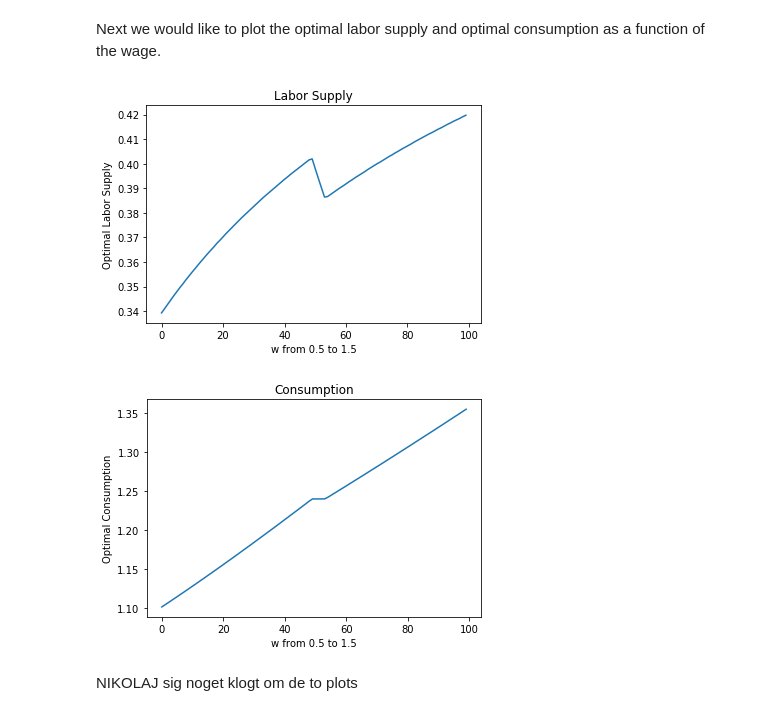
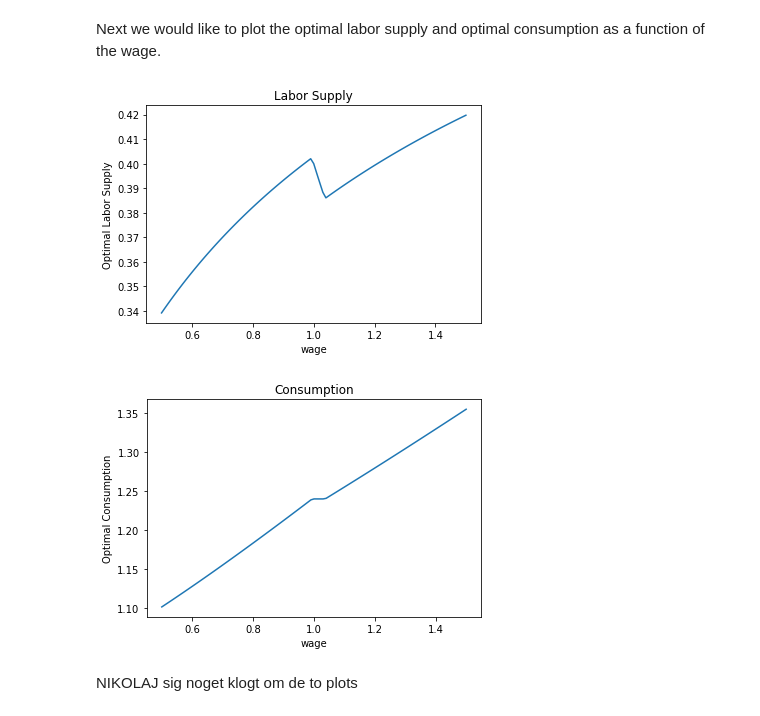
Before and after one commit to NumEconCopenhagen/projects-2020-kirkskov, a Jupyter notebook: inauguralproject/inauguralproject.ipynb, the cells around one changed output. Cells and saved outputs as stored; diff of their text form; code cells hidden in the pictures.

```diff
--- a/inauguralproject/inauguralproject.ipynb
+++ b/inauguralproject/inauguralproject.ipynb
@@ -44,8 +35,7 @@ tau1=0.1
 kappa=0.4
 
 #Creating function that calculates the utility (multiplied by -1)
-def function(guess,w,m,nu,epsilon,tau0,tau1, kappa):
-    l=guess
+def function(l,w,m,nu,epsilon,tau0,tau1, kappa):
 
     c = m+w*l-tau0*w*l-tau1*np.fmax(w*l-kappa,0)  #c was just equal to x
 
@@ -54,8 +44,8 @@ def function(guess,w,m,nu,epsilon,tau0,tau1, kappa):
 
 
 #Creating function that calculates optimal labor supply and consumption
-def opt_values(guess,w=w,m=m,nu=nu,epsilon=epsilon,tau0=tau0,tau1=tau1, kappa=kappa):
-    solution = optimize.minimize(function,guess,args = (w,m,nu,epsilon,tau0,tau1,kappa),bounds=(0,1),method='Nelder-Mead')
+def opt_values(w=w,m=m,nu=nu,epsilon=epsilon,tau0=tau0,tau1=tau1, kappa=kappa):
+    solution = optimize.minimize_scalar(function,args = (w,m,nu,epsilon,tau0,tau1,kappa),bounds=(0,1),method='Bounded')
     l_opt=solution.x
     c_opt = m+w*l_opt-tau0*w*l_opt-tau1*np.fmax(w*l_opt-kappa,0) #the optimal c was just a function of l_opt
 
@@ -65,30 +55,32 @@ def opt_values(guess,w=w,m=m,nu=nu,epsilon=epsilon,tau0=tau0,tau1=tau1, kappa=ka
 # %% [markdown]
 Next we would like to plot the optimal labor supply and optimal consumption as a function of the wage.
 # %%
-x=np.linspace(0.5,1.5,100) #creating vector with values from 0.5 to 1.5
-x_vec=np.zeros((100,2)) #creating empty matrix
+x=np.linspace(0.5,1.5,101) #creating vector with values from 0.5 to 1.5
+l_vec= []  #creating empty vector
+c_vec= []  #creating empty vector
 
 #looping through different values of the wage to get the optimal l and c
-for i in range(0,100):
-    x_vec[i] = opt_values(guess = 0.5,w = x[i]) #filling in the numbers in the matrix
+for i in x:
+    l_vec.append(opt_values(w=i)[0])  #filling in the numbers in the matrix
+    c_vec.append(opt_values(w=i)[1])
 
 
 #Plotting wage against labor supply
-plt.plot(x_vec[:,0])
-plt.xlabel("w from 0.5 to 1.5")
+plt.plot(x,l_vec)
+plt.xlabel("wage")
 plt.ylabel("Optimal Labor Supply")
 plt.title("Labor Supply")
 plt.show()
 
 #Plotting wage against consumption
-plt.plot(x_vec[:,1])
-plt.xlabel("w from 0.5 to 1.5")
+plt.plot(x,c_vec)
+plt.xlabel("wage")
 plt.ylabel("Optimal Consumption")
 plt.title("Consumption")
 plt.show()
 # %% [output]
-[figure, old version]
+[figure, new version]
-[figure, old version]
+[figure, new version]
 # %% [markdown]
 NIKOLAJ sig noget klogt om de to plots
 # %% [markdown]
```
Also changed, not shown: parts of 10 cells of this notebook.
